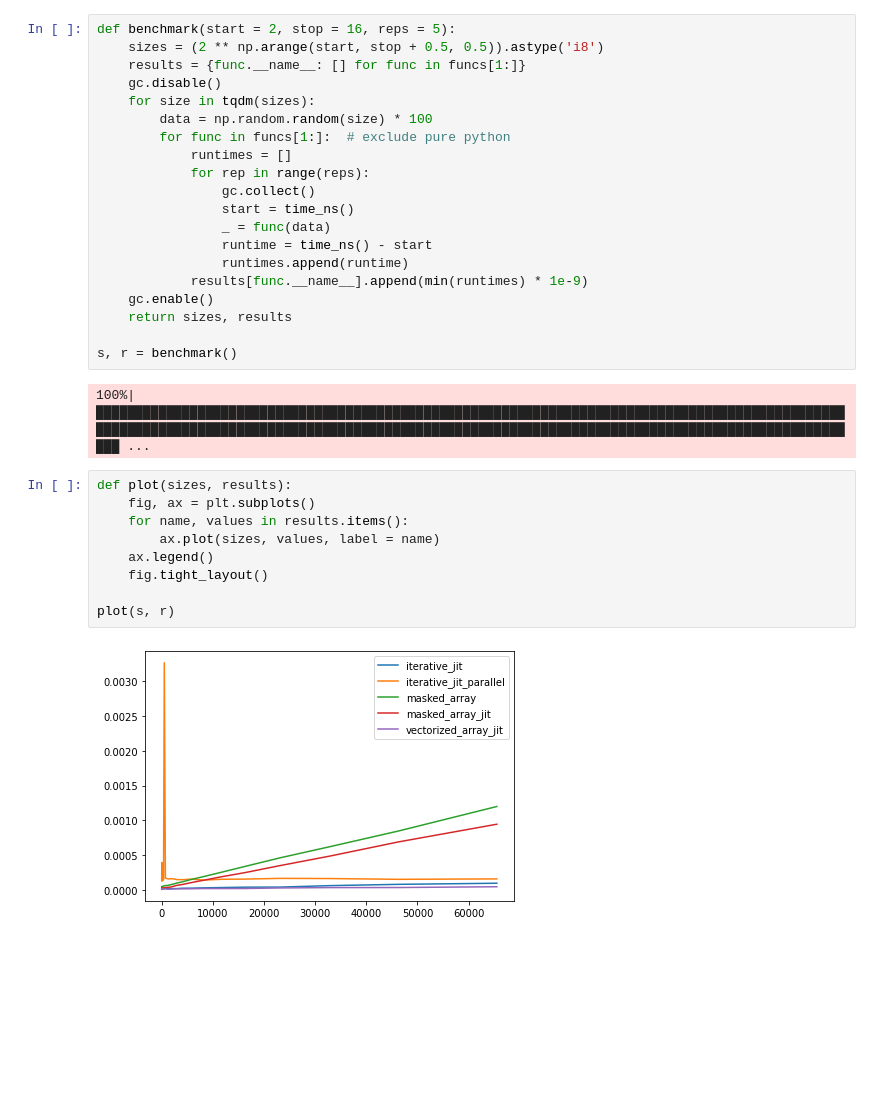
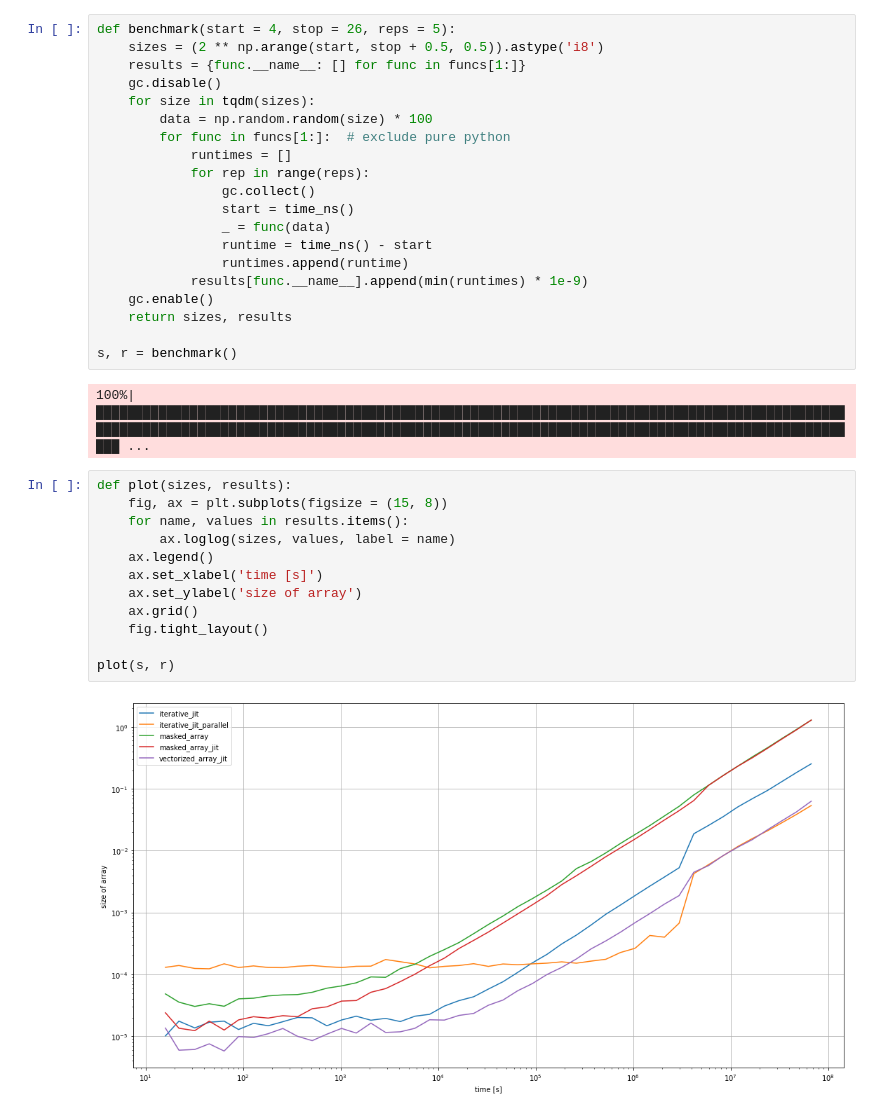
Before and after one commit to pleiszenburg/bulk_propagate, a Jupyter notebook: test_01.ipynb, the cells around one changed output. Drawn from its saved outputs; the diff is of its cells as text; blank space fills up the shorter version.

```diff
--- a/test_01.ipynb
+++ b/test_01.ipynb
@@ -79,7 +79,7 @@ def test_all(size = 100):
 
 test_all()
 # %%
-def benchmark(start = 2, stop = 16, reps = 5):
+def benchmark(start = 4, stop = 26, reps = 5):
     sizes = (2 ** np.arange(start, stop + 0.5, 0.5)).astype('i8')
     results = {func.__name__: [] for func in funcs[1:]}
     gc.disable()
@@ -102,12 +102,15 @@ s, r = benchmark()
 100%|███████████████████████████████████████████████████████████████████████████████████████████████████████████████████████████████████████████████████████████████████████████████████████████████████ ...
 # %%
 def plot(sizes, results):
-    fig, ax = plt.subplots()
+    fig, ax = plt.subplots(figsize = (15, 8))
     for name, values in results.items():
-        ax.plot(sizes, values, label = name)
+        ax.loglog(sizes, values, label = name)
     ax.legend()
+    ax.set_xlabel('time [s]')
+    ax.set_ylabel('size of array')
+    ax.grid()
     fig.tight_layout()
 
 plot(s, r)
 # %% [output]
-[figure, old version]
+[figure, new version]
```
